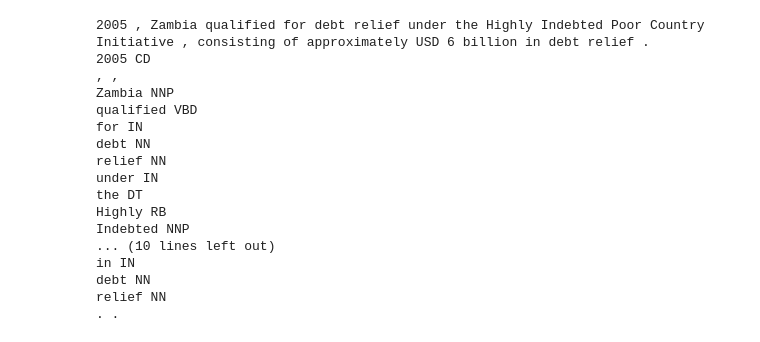
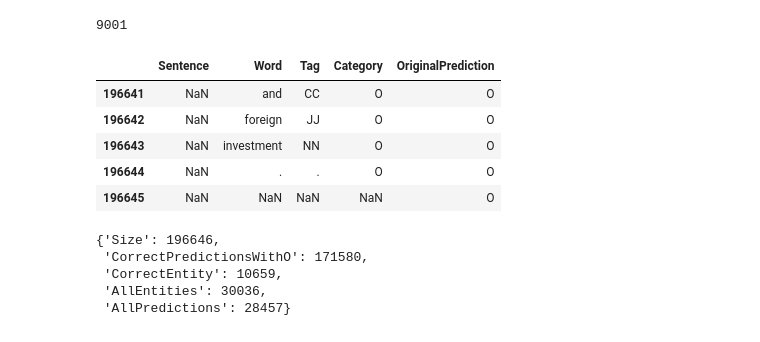
Before and after one commit to krisztianbenda/text_enrichment, a Jupyter notebook: notebooks/spaCyTest.ipynb, the cells around one changed output. Drawn from its saved outputs; the diff is of its cells as text; code cells hidden in the pictures.

```diff
--- a/notebooks/spaCyTest.ipynb
+++ b/notebooks/spaCyTest.ipynb
@@ -51,23 +64,39 @@ s1 = ' '.join(df[(df.index > 0) & (df.index < 26)]['Word'].values.tolist())
-# %%
-doc = nlp(s1)
-print(doc.text)
-for token in doc:
-    print(token.text, token.tag_)
-# %% [output]
-2005 , Zambia qualified for debt relief under the Highly Indebted Poor Country Initiative , consisting of approximately USD 6 billion in debt relief .
-2005 CD
-, ,
-Zambia NNP
-qualified VBD
-for IN
-debt NN
-relief NN
-under IN
-the DT
-Highly RB
-Indebted NNP
-... (10 lines left out)
-in IN
-debt NN
-relief NN
-. .
+# %%
+df['OriginalPrediction'] = "O"
+# %%
+indexes = df[df['Sentence'].isnull() == False].index.values.tolist()
+indexes.append(df.shape[0]-1)
+print(len(indexes))
+# %% [output]
+9001
+# %%
+for i in tqdm(range(len(indexes)-1)):
+    start = indexes[i]
+    end = indexes[i+1]
+    init_tokens = df[(df.index >= start) & (df.index < end)]['Word'].values.tolist()
+    s = ' '.join(init_tokens)
+    doc = nlp(s)
+    ents = []
+    for ent in doc.ents:
+        l = ent.text.split(' ')
+        if len(l) == 1:
+            ents.append([ent.text, 'B-' + ent.label_])
+        else:
+            ents.append([l[0], 'B-' + ent.label_])
+            for i in range(1,len(l)):
+                ents.append([l[i], 'I-' + ent.label_])
+    i = 0
+    for j in range(len(init_tokens)):
+        if i < len(ents) and init_tokens[j] == ents[i][0]:
+            df.loc[df.index == start+j, 'OriginalPrediction'] = ents[i][1]
+            i += 1
+    df[(df.index >= start) & (df.index < end)]
+# %%
+df.tail()
+# %% [output]
+|  | Sentence | Word | Tag | Category | OriginalPrediction |
+| 196641 | NaN | and | CC | O | O |
+| 196642 | NaN | foreign | JJ | O | O |
+| 196643 | NaN | investment | NN | O | O |
+| 196644 | NaN | . | . | O | O |
+| 196645 | NaN | NaN | NaN | NaN | O |
@@ -73,0 +107,15 @@ relief NN
+# %%
+results = {
+    "Size": df.shape[0],
+    "CorrectPredictionsWithO": df.loc[df['Category'] == df['Prediction']].shape[0],
+    "CorrectEntity": df.loc[(df['Category'] != "O") & (df['Category'] == df['Prediction'])].shape[0],
+    "AllEntities": df.loc[df['Category'] != "O"].shape[0],
+    "AllPredictions": df.loc[df['Prediction'] != "O"].shape[0]
+}
+results
+# %% [output]
+{'Size': 196646,
+ 'CorrectPredictionsWithO': 171580,
+ 'CorrectEntity': 10659,
+ 'AllEntities': 30036,
+ 'AllPredictions': 28457}
```
Also changed, not shown: parts of 18 cells of this notebook, 1 other file.
